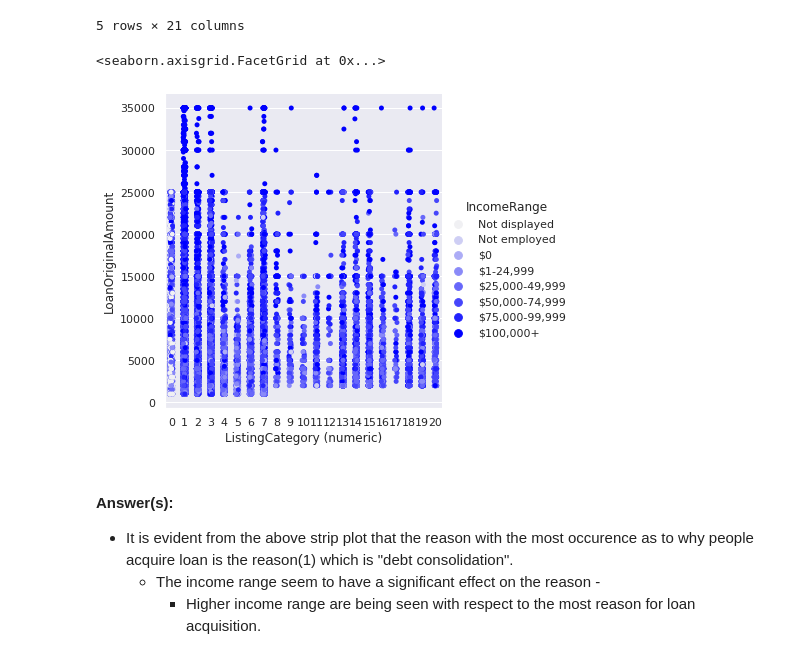
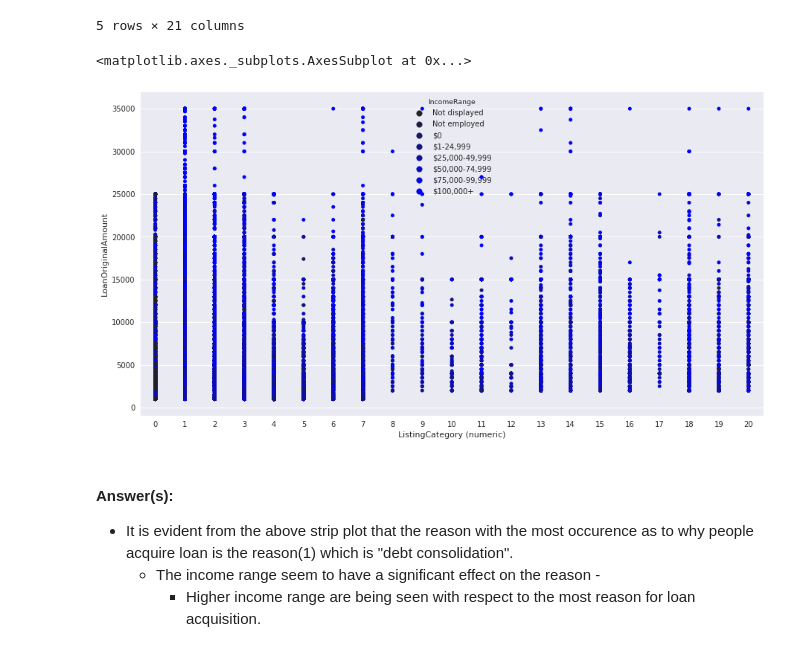
Before and after one commit to Taoheed-O/DATA-ANALYSIS, a Jupyter notebook: DATA-ANALYSIS/PROSPER_LOAN_ANALYSIS_AND_VISUALIZATION/prosper.ipynb, the cells around one changed output. Saved outputs shown, nothing was run; the diff lists cells and outputs as text; code cells hidden in the pictures.

```diff
--- a/DATA-ANALYSIS/PROSPER_LOAN_ANALYSIS_AND_VISUALIZATION/prosper.ipynb
+++ b/DATA-ANALYSIS/PROSPER_LOAN_ANALYSIS_AND_VISUALIZATION/prosper.ipynb
@@ -16,7 +16,7 @@ import seaborn as sns
 %matplotlib inline
 # %%
 # Loading data
-df = pd.read_csv("ProsperLoanData.csv")
+df = pd.read_csv('prosperLoanData.csv')
 df.head()
 # %% [output]
 |  | ListingKey | ListingNumber | ListingCreationDate | CreditGrade | Term | LoanStatus | ClosedDate | ... |
@@ -610,11 +610,11 @@ distro.head()
 5 rows × 21 columns
 # %%
 sns.set(rc = {'figure.figsize':(15,8)})
-sns.catplot(data=distro, x="ListingCategory (numeric)", y="LoanOriginalAmount",
+sns.stripplot(data=distro, x="ListingCategory (numeric)", y="LoanOriginalAmount",
             color="blue",hue="IncomeRange")
 # %% [output]
-<seaborn.axisgrid.FacetGrid at 0x...>
+<matplotlib.axes._subplots.AxesSubplot at 0x...>
-[figure, old version]
+[figure, new version]
 # %% [markdown]
 #### Answer(s):
 - It is evident from the above strip plot that the reason with the most occurence as to why people acquire loan is the reason(1) which is "debt consolidation".
```
Also changed, not shown: parts of 17 cells of this notebook.
